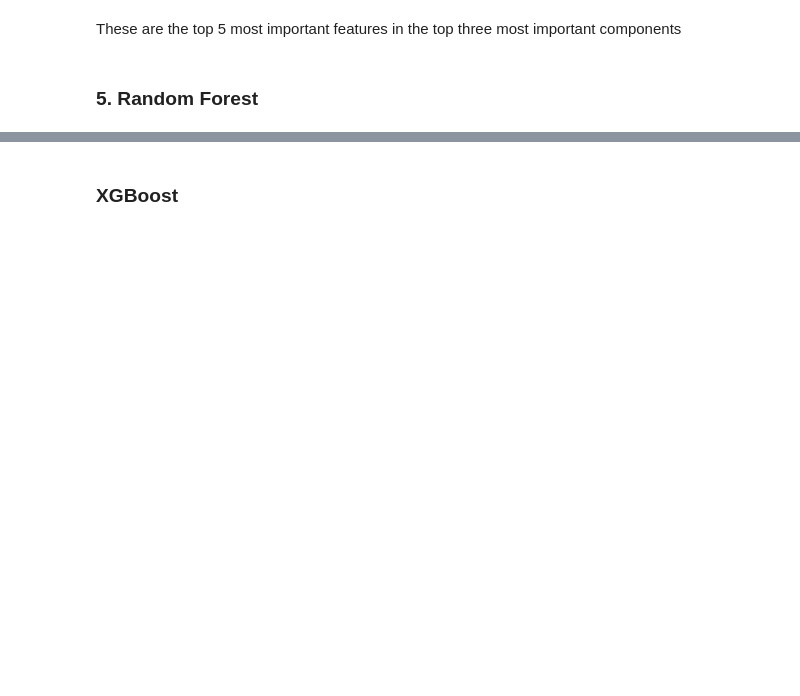
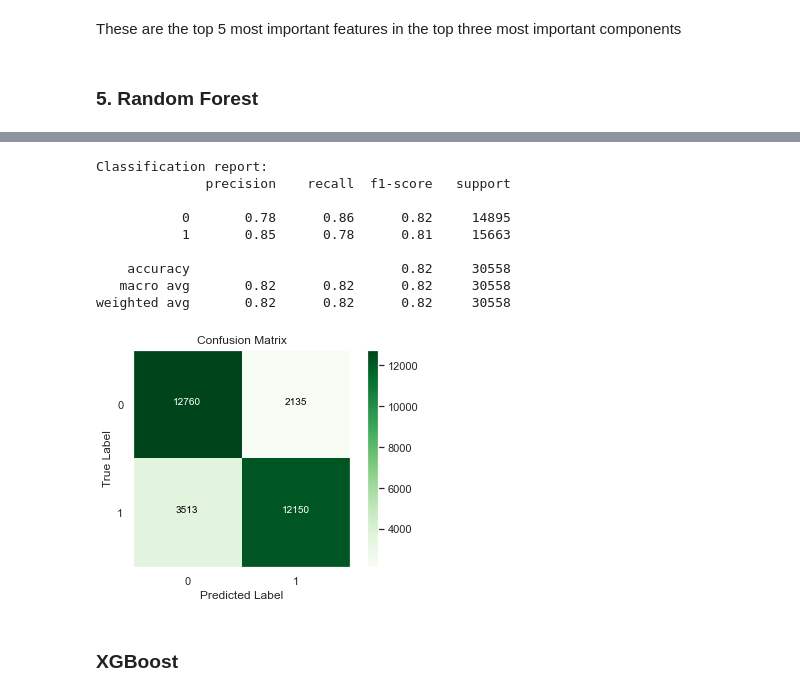
Before and after one commit to domitrut/ML_GROUP6, a Jupyter notebook: Group_6_ML.ipynb, the cells around one changed output, grey strips where cells are left out. Cells and saved outputs as stored; diff of their text form; code cells hidden in the pictures; blank space fills up the shorter version.

```diff
--- a/Group_6_ML.ipynb
+++ b/Group_6_ML.ipynb
@@ -1721,35 +1708,17 @@ plt.show()
-# %%
-# New random forest with only the two most important variables
-rf_most_important = RandomForestClassifier(n_estimators= 100, random_state=42)
-
-X_train_imp = X_train[['usd_goal','creation_to_launch_days','blurb_len','name_len','campaign_days','staff_pick_True', 'staff_pick_False']]
-X_test_imp = X_test[['usd_goal','creation_to_launch_days','blurb_len','name_len','campaign_days','staff_pick_True', 'staff_pick_False']]
-
-
-rf_most_important.fit(X_train_imp, y_train)
-predictions = rf_most_important.predict(X_test_imp)
-
-print("\nAccuracy score:")
-print(accuracy_score(y_test, predictions))
-print("\nClassification report:")
-print(classification_report(y_test, predictions))
-
-
-plot_cf(y_test, predictions)
 # %%
 # Using GridSearchCV to test multiple different parameters
-import time
-from sklearn.model_selection import GridSearchCV
 
 rf_start = time.time()
 
 rnd_clf = RandomForestClassifier()
 
 params_rf = {'n_estimators': [100, 200, 400],
-             'max_depth': [20, 30, 40],
-             'min_samples_split':[0.001, 0.01]}
+             'max_depth': [10, 20, 30, 40],
+             'min_samples_split':[0.001, 0.01, 1]}
 
-grid_rf = GridSearchCV(estimator = RandomForestClassifier(), param_grid = params_rf, cv=5)
+f1 = make_scorer(f1_score , average='macro')
+
+grid_rf = GridSearchCV(estimator = RandomForestClassifier(), param_grid = params_rf, cv=5, scoring = f1)
 
 grid_rf.fit(X_train, y_train)
 
@@ -1759,5 +1728,4 @@ rf_best_score = grid_rf.best_score_
 rf_best_params = grid_rf.best_params_
 
 print(f"Time taken to run: {round((rf_end - rf_start)/60,1)} minutes")
-print("Best accuracy:", round(rf_best_score,2))
 print("Best parameters:", rf_best_params)
@@ -1815,3 +1735,24 @@ plot_cf(y_test, rf_y_hat_test2)
+# %%
+best_rf = RandomForestClassifier(max_depth=40, min_samples_split=0.001, n_estimators=400)
+
+best_rf.fit(X_train, y_train)
+
+best_y_pred = best_rf.predict(X_test)
+
+print("\nClassification report:")
+print(classification_report(y_test, best_y_pred))
+plot_cf(y_test, best_y_pred)
+# %% [output]
+Classification report:
+              precision    recall  f1-score   support
+
+           0       0.78      0.86      0.82     14895
+           1       0.85      0.78      0.81     15663
+
+    accuracy                           0.82     30558
+   macro avg       0.82      0.82      0.82     30558
+weighted avg       0.82      0.82      0.82     30558
+[figure, added]
 # %% [markdown]
 ### XGBoost
 # %%
```
Also changed, not shown: parts of 36 cells of this notebook.
